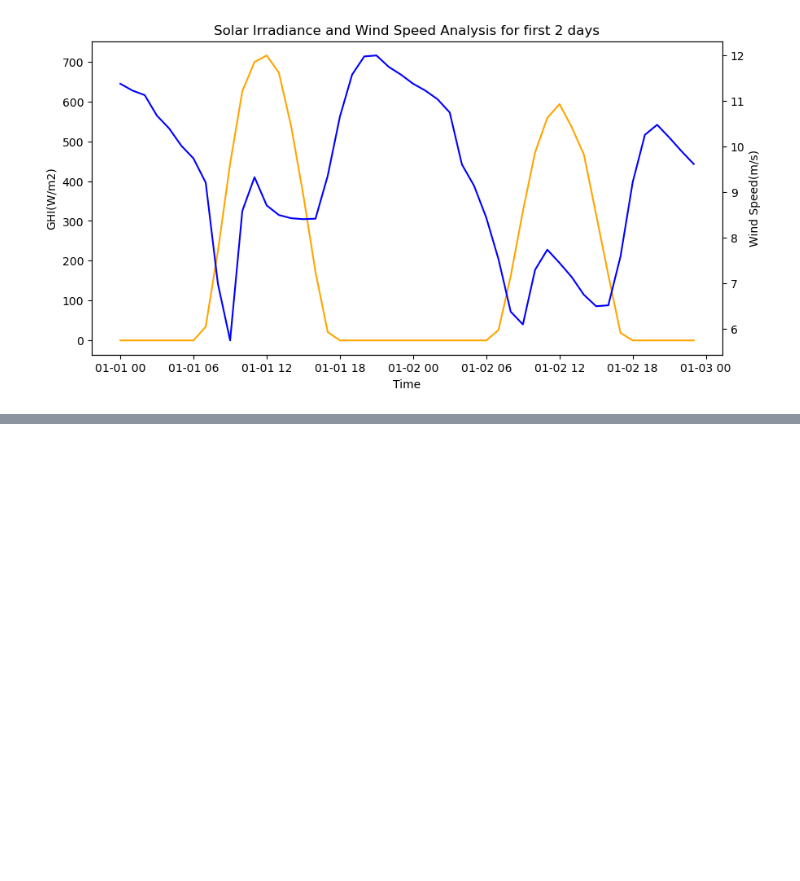
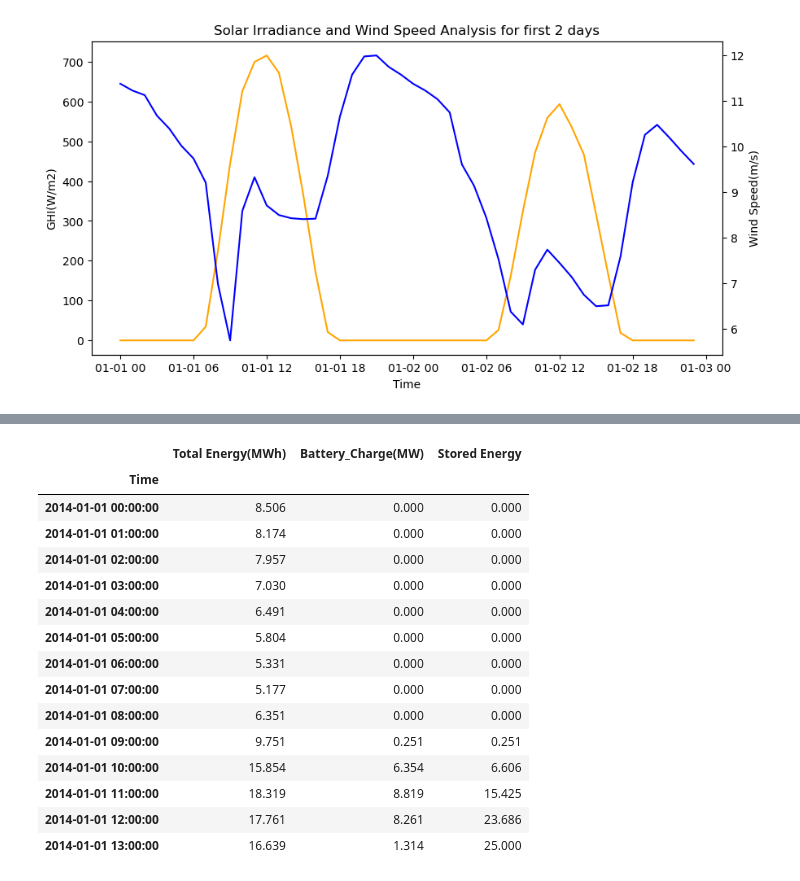
Before and after one commit to Adarsh-0704/green-h2-yield, a Jupyter notebook: notebooks/01_data_exploration.ipynb, the cells around one changed output, grey strips where cells are left out. Cells and saved outputs as stored; diff of their text form; code cells hidden in the pictures; blank space fills up the shorter version.

```diff
--- a/notebooks/01_data_exploration.ipynb
+++ b/notebooks/01_data_exploration.ipynb
@@ -85,3 +85,55 @@ df[['Windspeed(m/s)' , 'Wind Energy(MW)' , 'GHI(W/m2)' , 'Solar Energy(MW)']].he
 | 2014-01-01 07:00:00 | 9.20 | 4.506 | 34.42 | 0.671 |
 | 2014-01-01 08:00:00 | 6.98 | 1.968 | 224.75 | 4.383 |
 | 2014-01-01 09:00:00 | 5.74 | 1.094 | 443.95 | 8.657 |
+# %%
+## Battery charging and storing Logic
+
+electrolyzer_MW = 9.5
+electrolyzer_safe_MW = 0.4 * electrolyzer_MW # Below 40% electrolyzers can be hazardous due to gas mixing
+
+total_energy = df['Total Energy(MWh)'].to_numpy()
+battery_charge = np.zeros(len(df))
+cumu = np.zeros(len(df))
+
+for i in range(len(df) - 1):
+    energy = total_energy[i + 1]
+    p_cumu = cumu[i]
+
+    charge = 0
+    if energy < electrolyzer_safe_MW: # Low power redirect it to battery
+        gap = electrolyzer_safe_MW - energy
+
+        if p_cumu < gap:
+            charge = energy
+
+    elif energy >  electrolyzer_MW: # High power which exceeds max electrolyzer cap and check leftover energy in battery
+        excess = energy - electrolyzer_MW
+        left = battery_cap_MWh - p_cumu
+
+        charge = min(left, excess)
+
+    battery_charge[i + 1] = charge
+    cumu[i + 1] = p_cumu + charge
+
+
+df['Battery_Charge(MW)'] = battery_charge
+df['Stored Energy'] = cumu
+
+df[['Total Energy(MWh)' , 'Battery_Charge(MW)' , 'Stored Energy']].head(14).round(3)
+# %% [output]
+|  | Total Energy(MWh) | Battery_Charge(MW) | Stored Energy |
+| Time |  |  |  |
+| 2014-01-01 00:00:00 | 8.506 | 0.000 | 0.000 |
+| 2014-01-01 01:00:00 | 8.174 | 0.000 | 0.000 |
+| 2014-01-01 02:00:00 | 7.957 | 0.000 | 0.000 |
+| 2014-01-01 03:00:00 | 7.030 | 0.000 | 0.000 |
+| 2014-01-01 04:00:00 | 6.491 | 0.000 | 0.000 |
+| 2014-01-01 05:00:00 | 5.804 | 0.000 | 0.000 |
+| 2014-01-01 06:00:00 | 5.331 | 0.000 | 0.000 |
+| 2014-01-01 07:00:00 | 5.177 | 0.000 | 0.000 |
+| 2014-01-01 08:00:00 | 6.351 | 0.000 | 0.000 |
+| 2014-01-01 09:00:00 | 9.751 | 0.251 | 0.251 |
+| 2014-01-01 10:00:00 | 15.854 | 6.354 | 6.606 |
+| 2014-01-01 11:00:00 | 18.319 | 8.819 | 15.425 |
+| 2014-01-01 12:00:00 | 17.761 | 8.261 | 23.686 |
+| 2014-01-01 13:00:00 | 16.639 | 1.314 | 25.000 |
```
Also changed, not shown: parts of 1 cell of this notebook.
